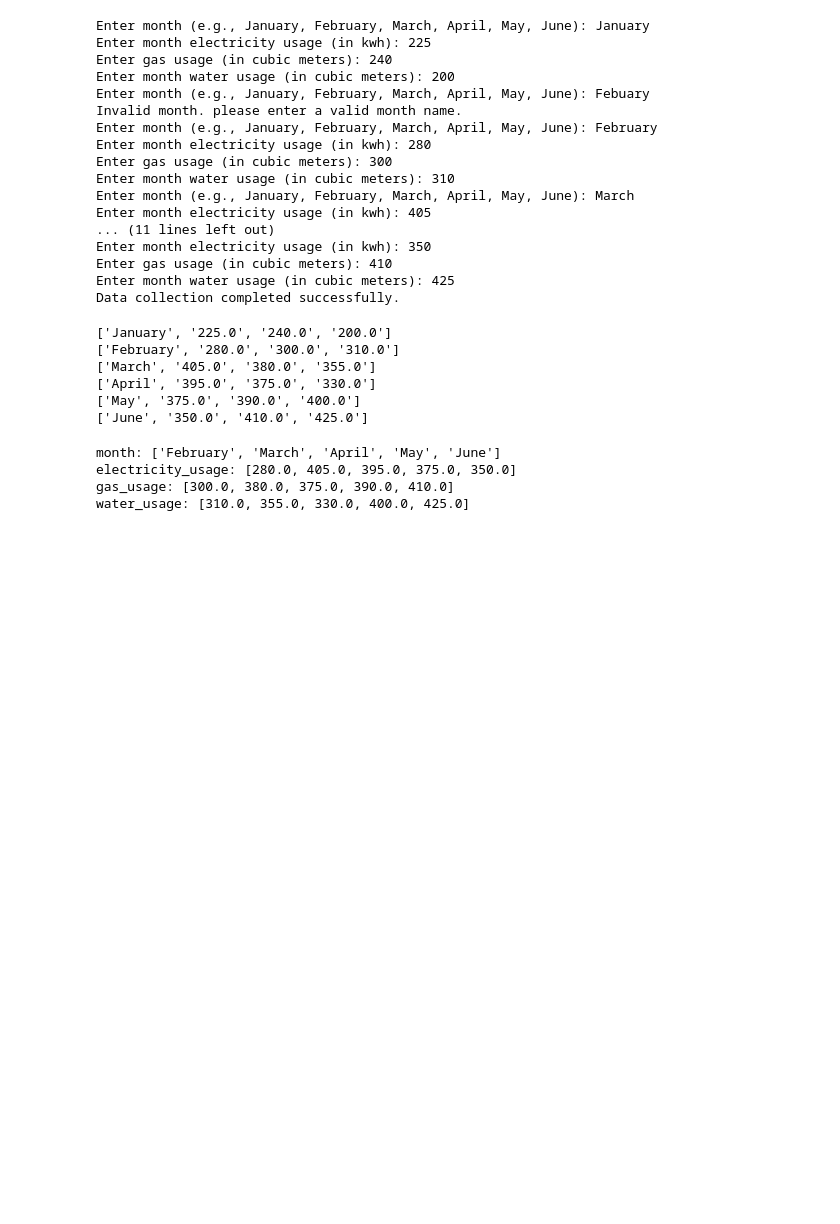
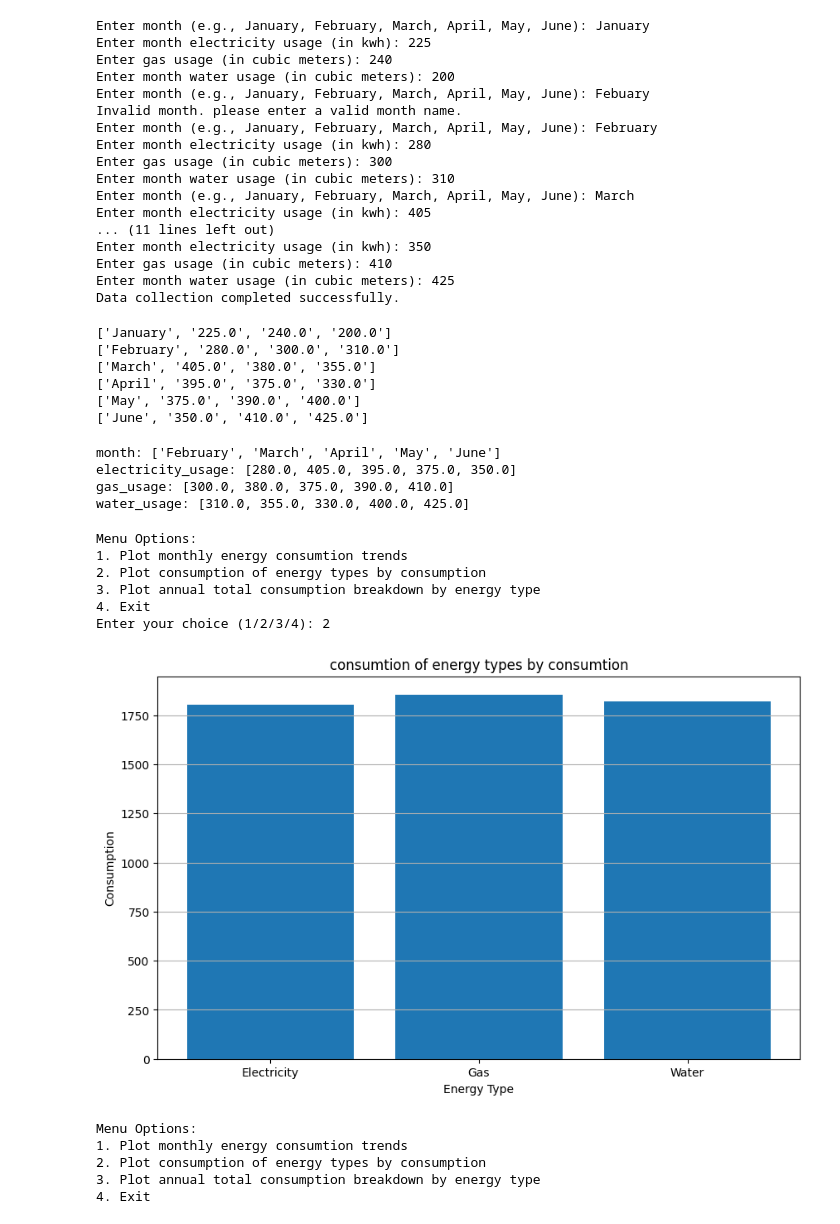
Before and after one commit to Nazmul0173/antu2, a Jupyter notebook: Practice_Assignment.ipynb, the cells around one changed output. Saved outputs shown, nothing was run; the diff lists cells and outputs as text; code cells hidden in the pictures; blank space fills up the shorter version.

```diff
--- a/Practice_Assignment.ipynb
+++ b/Practice_Assignment.ipynb
@@ -115,7 +115,7 @@ water_usage: [310.0, 355.0, 330.0, 400.0, 425.0]
 # %%
 import csv
 import matplotlib.pyplot as plt
-def load_data(file_path):
+def load_data(file_name):
     """Load monthly energy consumtion data from a CSV file"""
     months, electricity_usage, gas_usage, water_usage = [], [], [], []
 
@@ -164,30 +164,43 @@ def annual_energy_consumption(electricity_usage, gas_usage, water_usage):
     plt.axis('equal')
     plt.tight_layout()
     plt.show()
 
 
 def main ():
     file_name = 'monthly_energy_consumption.csv'
     months, electricity_usage, gas_usage, water_usage = load_data(file_name)
 
     while True:
       print ("\nMenu Options:")
       print ("1. Plot monthly energy consumtion trends")
       print ("2. Plot consumption of energy types by consumption")
       print ("3. Plot annual total consumption breakdown by energy type")
       print ("4. Exit")
       choice = input("Enter your choice (1/2/3/4): ")
       if choice == '1':
         monthly_consumtion_trends(months, electricity_usage, gas_usage, water_usage)
       elif choice == '2':
           comparison_energy_types(electricity_usage, gas_usage, water_usage)
       elif choice == '3':
           annual_consumption_breakdown(electricity_usage, gas_usage, water_usage)
       elif choice == '4':
             print("Exiting the program.")
             break
       else:
           print("Invalid choice. Please enter a number from 1 to 4.")
 
 if __name__ == "__main__":
     main()
+# %% [output]
+Menu Options:
+1. Plot monthly energy consumtion trends
+2. Plot consumption of energy types by consumption
+3. Plot annual total consumption breakdown by energy type
+4. Exit
+Enter your choice (1/2/3/4): 2
+[figure, added]
+Menu Options:
+1. Plot monthly energy consumtion trends
+2. Plot consumption of energy types by consumption
+3. Plot annual total consumption breakdown by energy type
+4. Exit
```
